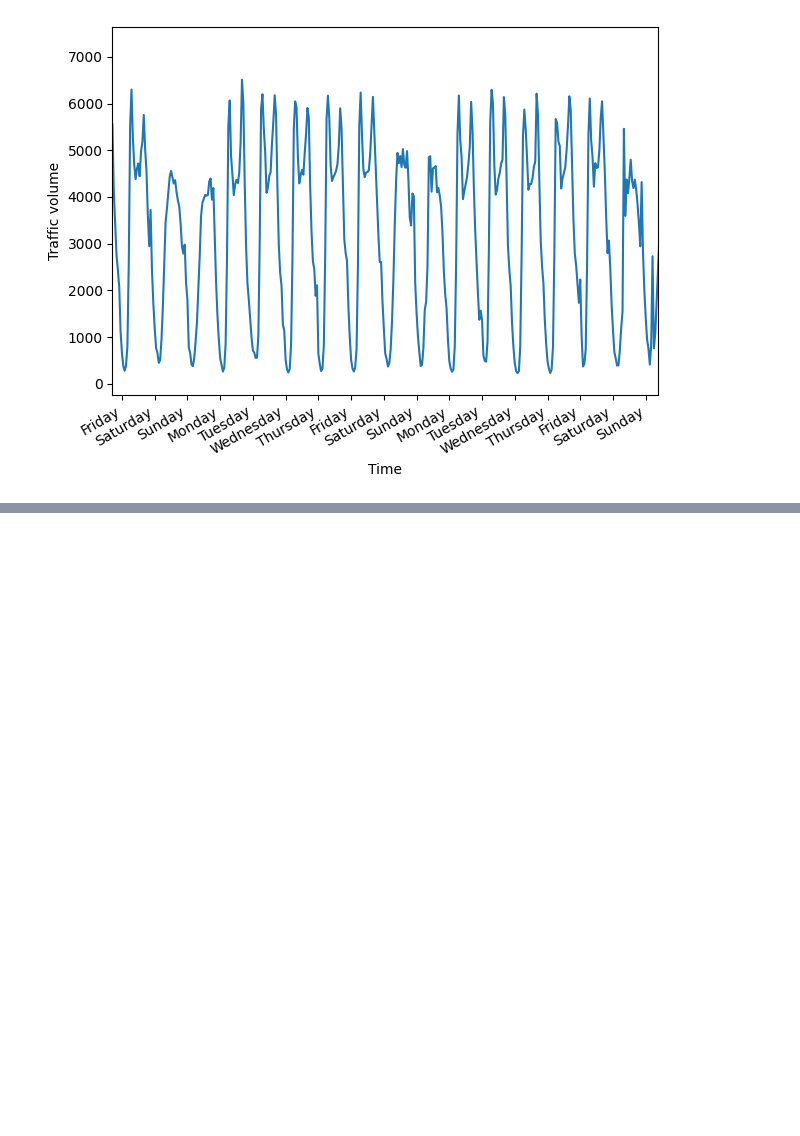
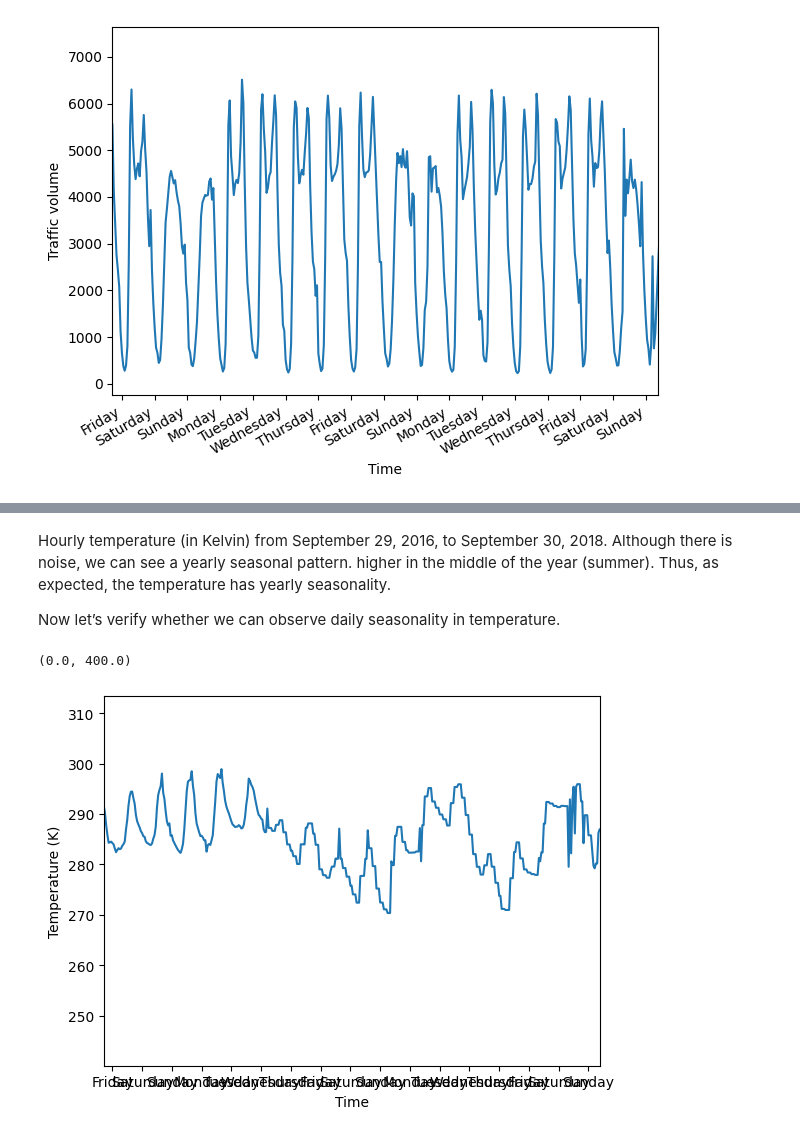
Before and after one commit to xbadiam/Forecasting, a Jupyter notebook: notebooks/Forecasting_deep_learning_multi_output.ipynb, the cells around one changed output, grey strips where cells are left out. Cells and saved outputs as stored; diff of their text form; code cells hidden in the pictures; blank space fills up the shorter version.

```diff
--- a/notebooks/Forecasting_deep_learning_multi_output.ipynb
+++ b/notebooks/Forecasting_deep_learning_multi_output.ipynb
@@ -51,0 +66,21 @@ notice clear daily seasonality, since the traffic volume is lower at the start a
+# %% [markdown]
+Hourly temperature (in Kelvin) from September 29, 2016, to September 30, 2018. Although there is noise, we can see a yearly seasonal pattern. higher in the middle of the year (summer). Thus, as expected, the temperature has yearly seasonality.
+
+Now let’s verify whether we can observe daily seasonality in temperature.
+# %%
+fig, ax = plt.subplots()
+
+ax.plot(df['temp'])
+ax.set_xlabel('Time')
+ax.set_ylabel('Temperature (K)')
+
+plt.xticks(np.arange(7, 400, 24), ['Friday', 'Saturday', 'Sunday',
+                                   'Monday', 'Tuesday', 'Wednesday',
+                                   'Thursday', 'Friday', 'Saturday',
+                                   'Sunday', 'Monday', 'Tuesday',
+                                   'Wednesday', 'Thursday', 'Friday',
+                                   'Saturday', 'Sunday'])
+plt.xlim(0, 400)
+# %% [output]
+(0.0, 400.0)
+[figure, added]
```
Also changed, not shown: parts of 18 cells of this notebook.
